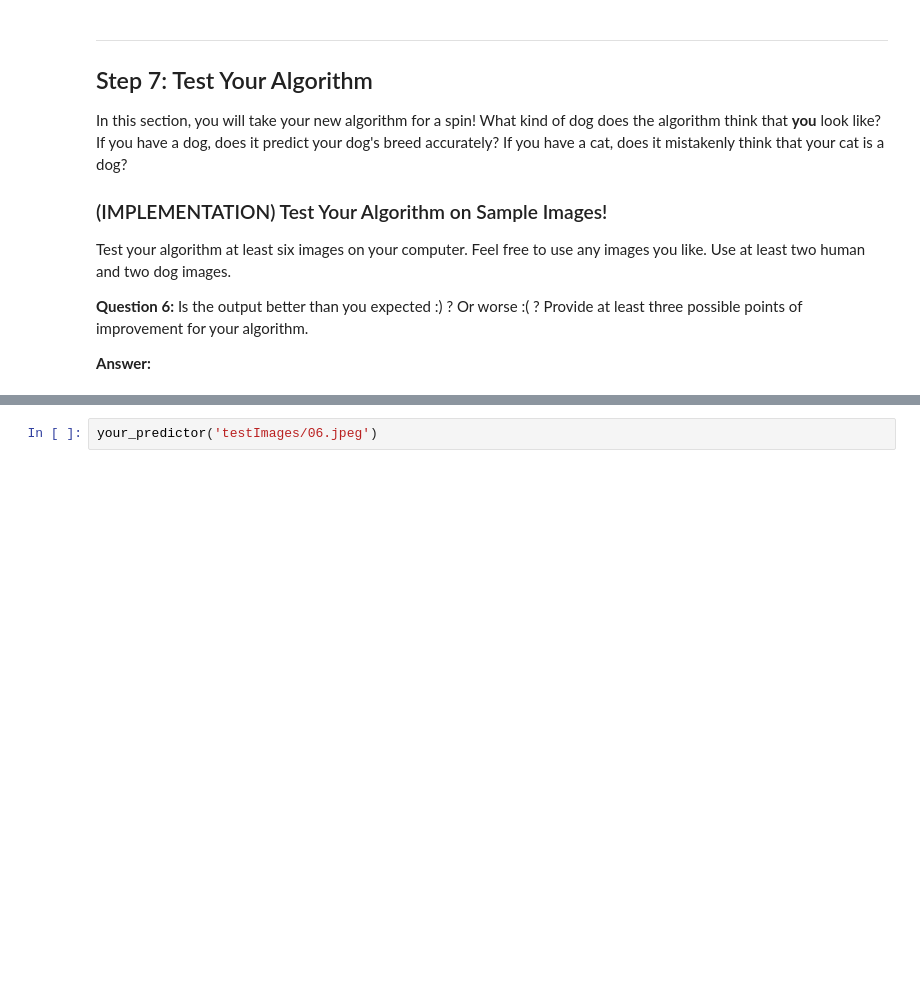
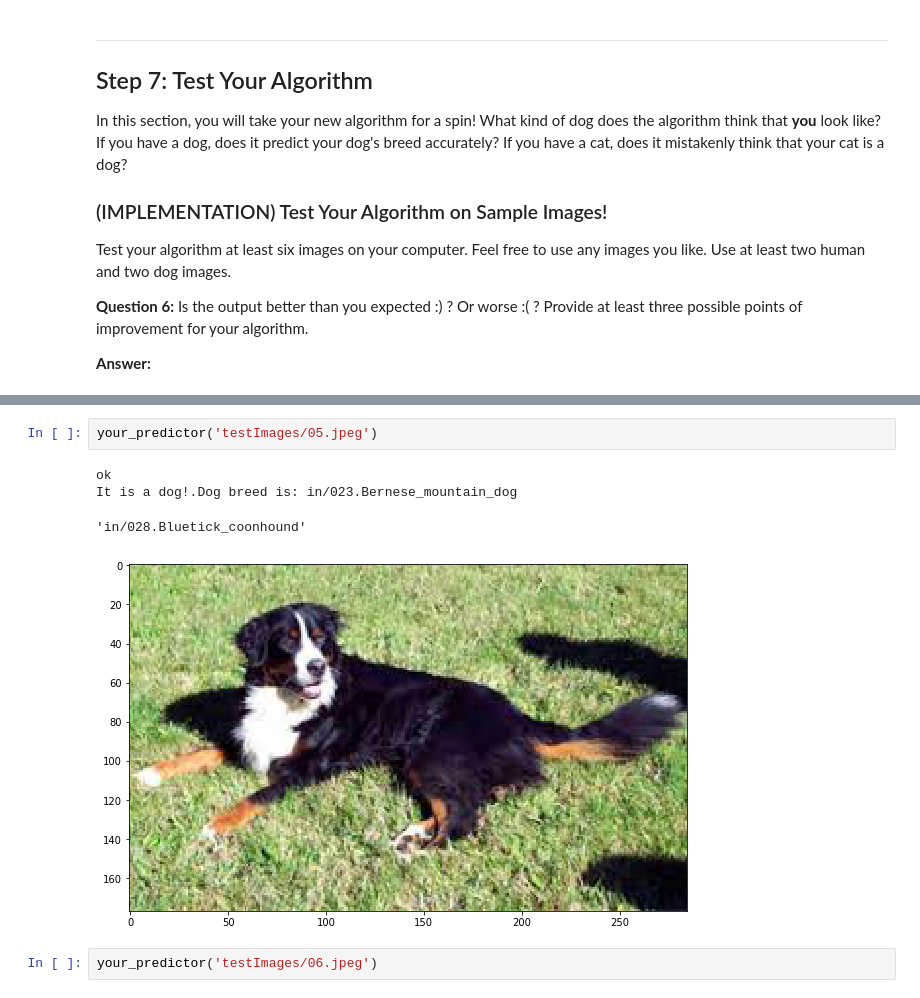
Before and after one commit to Adal-Glez/dog_project, a Jupyter notebook: dog_app.ipynb, the cells around one changed output, grey strips where cells are left out. Saved outputs shown, nothing was run; the diff lists cells and outputs as text; blank space fills up the shorter version.

```diff
--- a/dog_app.ipynb
+++ b/dog_app.ipynb
@@ -805,3 +829,10 @@ It is a human!.You resemble the dog breed: in/127.Silky_terrier
+# %%
+your_predictor('testImages/05.jpeg')
+# %% [output]
+ok
+It is a dog!.Dog breed is: in/023.Bernese_mountain_dog
+'in/028.Bluetick_coonhound'
+[figure, added]
 # %%
 your_predictor('testImages/06.jpeg')
 # %% [output]
```
Also changed, not shown: parts of 22 cells of this notebook, 1 other file.
